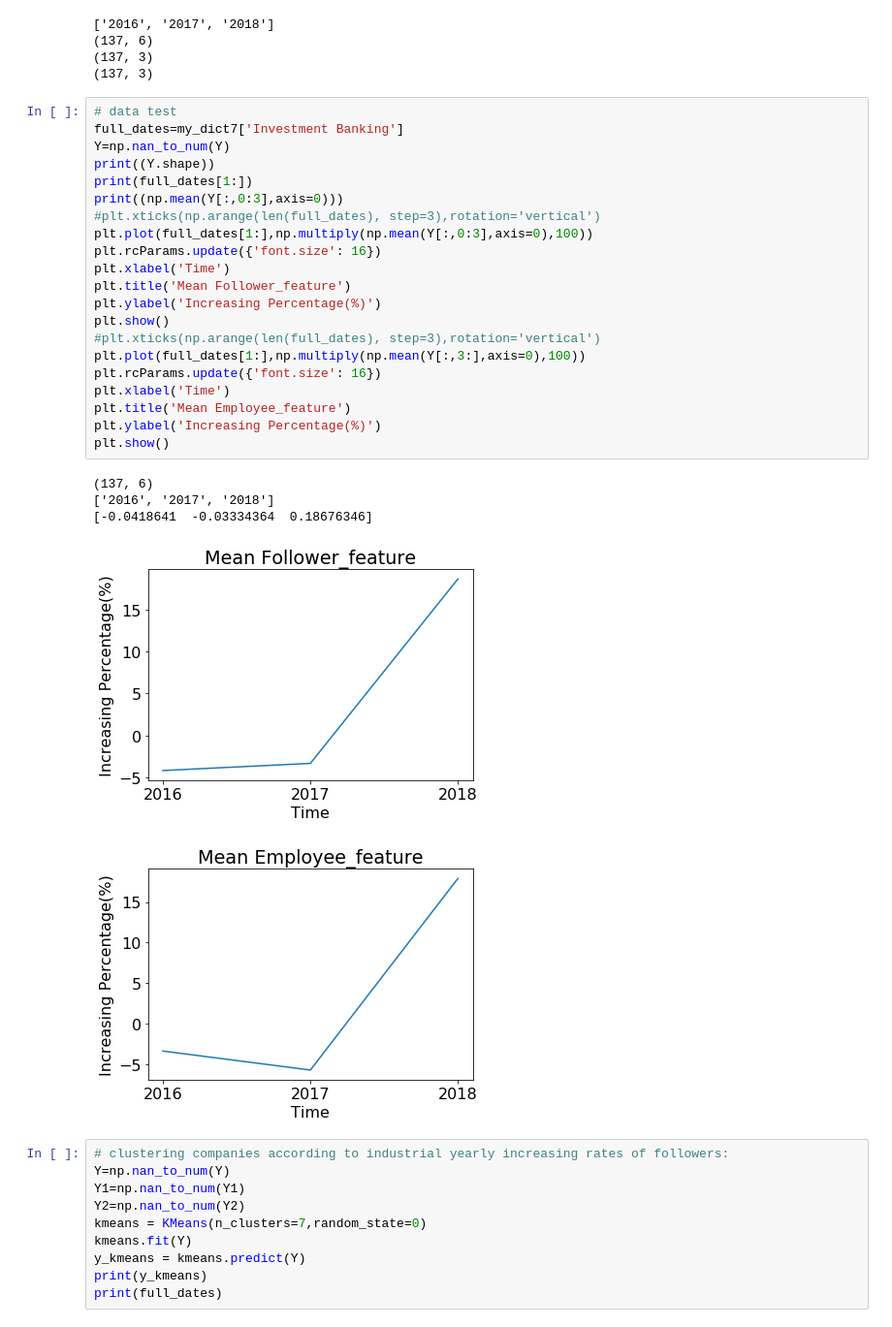
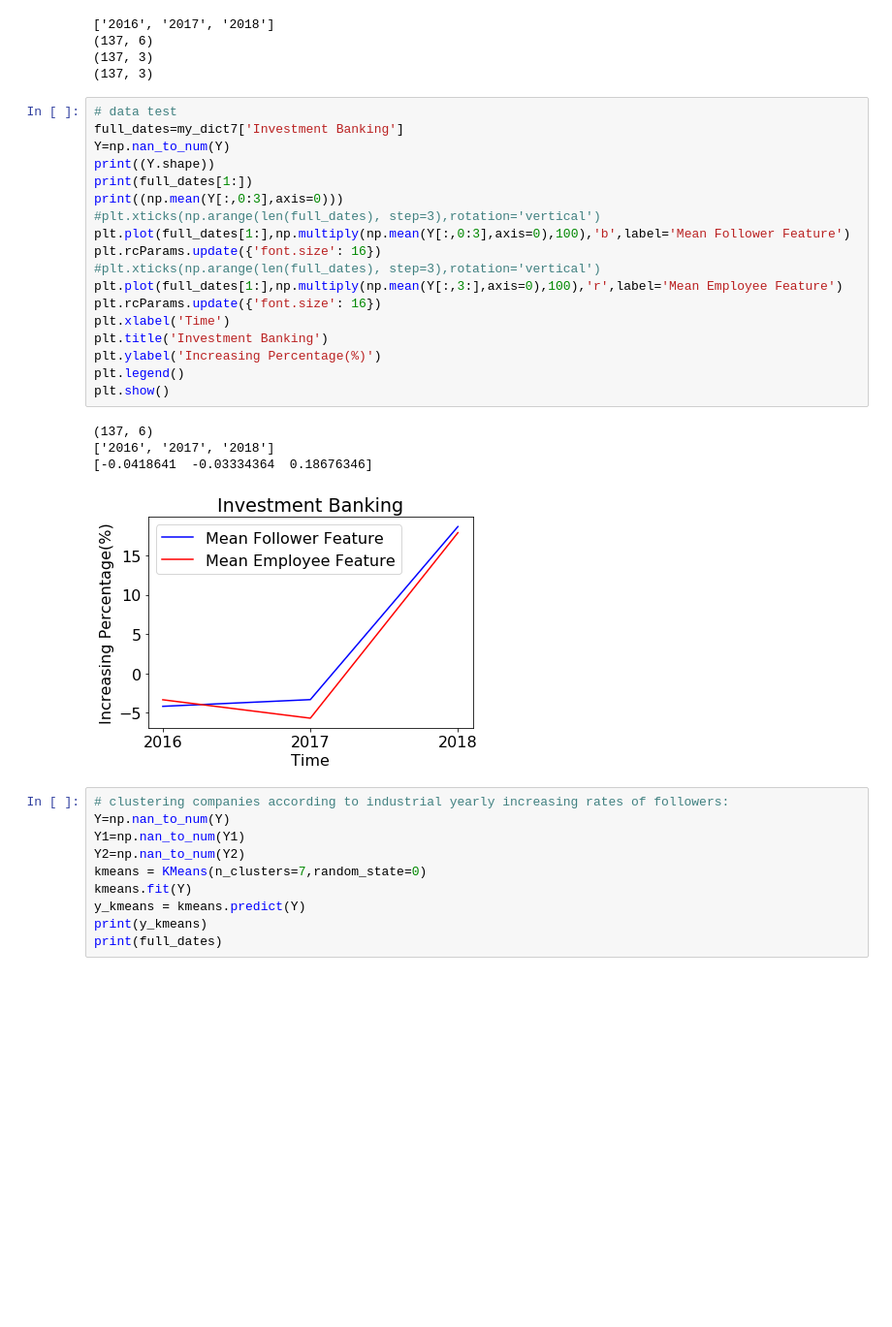
Before and after one commit to shirleyrrl/DI_Project, a Jupyter notebook: Data Incubator Project 1 industrial yearly increasing rate based clustering.ipynb, the cells around one changed output. Shown: that part at 97% size. Drawn from its saved outputs; the diff is of its cells as text; blank space fills up the shorter version.

```diff
--- a/Data Incubator Project 1 industrial yearly increasing rate based clustering.ipynb
+++ b/Data Incubator Project 1 industrial yearly increasing rate based clustering.ipynb
@@ -203,30 +203,26 @@ print(Y2.shape)
 # %%
 # data test
 full_dates=my_dict7['Investment Banking']
 Y=np.nan_to_num(Y)
 print((Y.shape))
 print(full_dates[1:])
 print((np.mean(Y[:,0:3],axis=0)))
 #plt.xticks(np.arange(len(full_dates), step=3),rotation='vertical')
-plt.plot(full_dates[1:],np.multiply(np.mean(Y[:,0:3],axis=0),100))
+plt.plot(full_dates[1:],np.multiply(np.mean(Y[:,0:3],axis=0),100),'b',label='Mean Follower Feature')
+plt.rcParams.update({'font.size': 16})
+#plt.xticks(np.arange(len(full_dates), step=3),rotation='vertical')
+plt.plot(full_dates[1:],np.multiply(np.mean(Y[:,3:],axis=0),100),'r',label='Mean Employee Feature')
 plt.rcParams.update({'font.size': 16})
 plt.xlabel('Time')
-plt.title('Mean Follower_feature')
+plt.title('Investment Banking')
 plt.ylabel('Increasing Percentage(%)')
+plt.legend()
 plt.show()
-#plt.xticks(np.arange(len(full_dates), step=3),rotation='vertical')
-plt.plot(full_dates[1:],np.multiply(np.mean(Y[:,3:],axis=0),100))
-plt.rcParams.update({'font.size': 16})
-plt.xlabel('Time')
-plt.title('Mean Employee_feature')
-plt.ylabel('Increasing Percentage(%)')
-plt.show()
 # %% [output]
 (137, 6)
 ['2016', '2017', '2018']
 [-0.0418641  -0.03334364  0.18676346]
-[figure, old version]
+[figure, new version]
-[figure, removed]
 # %%
 # clustering companies according to industrial yearly increasing rates of followers:
 Y=np.nan_to_num(Y)
```
